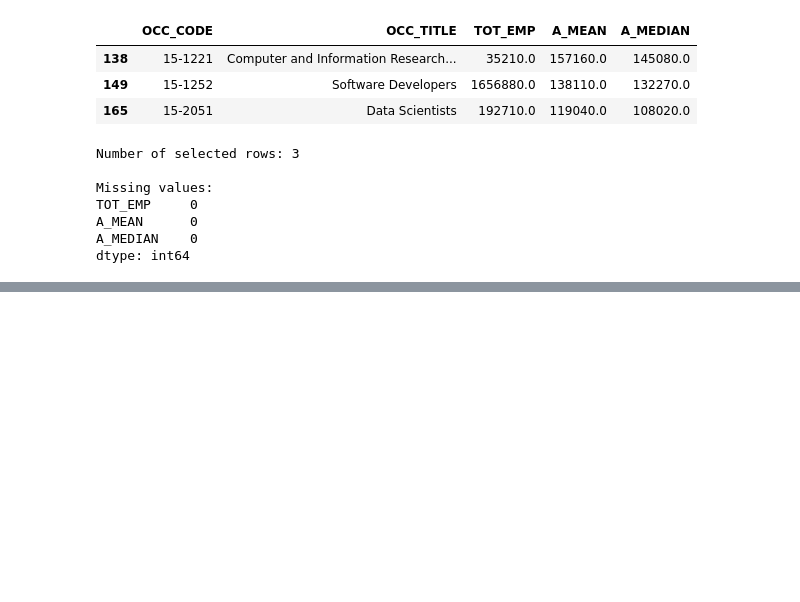
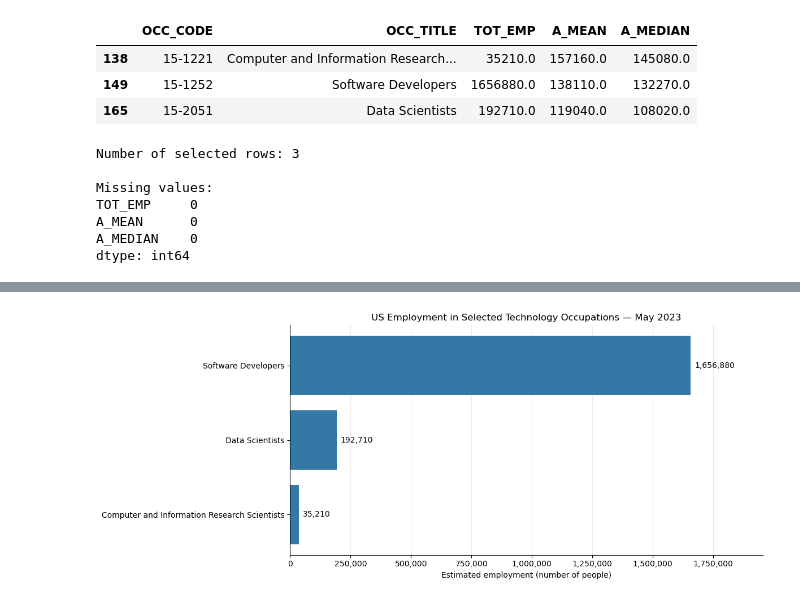
Before and after one commit to nabieba7/ai-employment-analysis, a Jupyter notebook: employment_analysis.ipynb, the cells around one changed output, grey strips where cells are left out. Cells and saved outputs as stored; diff of their text form; code cells hidden in the pictures; blank space fills up the shorter version.

Commit message:
Add employment bar chart with rationale and findings

```diff
--- a/employment_analysis.ipynb
+++ b/employment_analysis.ipynb
@@ -146,0 +158,39 @@ dtype: int64
+# %%
+import matplotlib.pyplot as plt
+from matplotlib.ticker import StrMethodFormatter
+
+
+chart_data = national.sort_values("TOT_EMP", ascending=True)
+
+fig, ax = plt.subplots(figsize=(12, 5))
+
+bars = ax.barh(
+    chart_data["OCC_TITLE"],
+    chart_data["TOT_EMP"],
+    color="#3478A5"
+)
+
+
+ax.bar_label(
+    bars,
+    labels=[f"{value:,.0f}" for value in chart_data["TOT_EMP"]],
+    padding=5
+)
+
+ax.set_title("US Employment in Selected Technology Occupations — May 2023")
+ax.set_xlabel("Estimated employment (number of people)")
+ax.set_ylabel("")
+ax.xaxis.set_major_formatter(StrMethodFormatter("{x:,.0f}"))
+
+
+ax.set_xlim(0, chart_data["TOT_EMP"].max() * 1.18)
+ax.set_axisbelow(True)
+ax.grid(axis="x", alpha=0.25)
+
+ax.spines["top"].set_visible(False)
+ax.spines["right"].set_visible(False)
+
+plt.tight_layout()
+plt.show()
+# %% [output]
+[figure, added]
```
Also changed, not shown: parts of 2 cells of this notebook.
